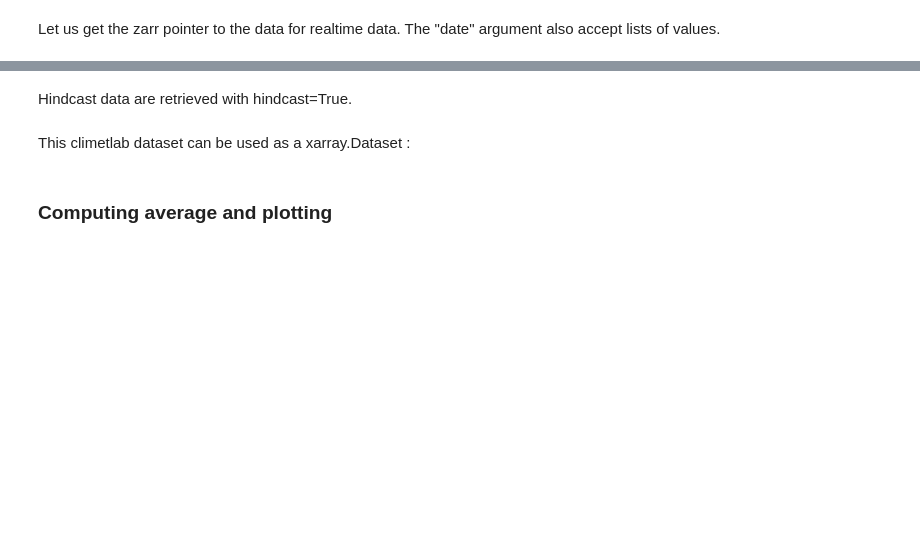
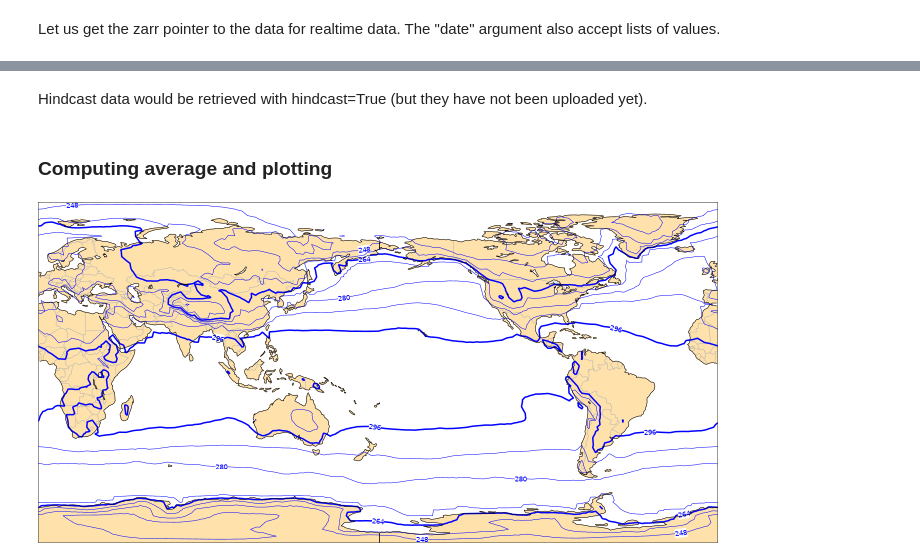
Before and after one commit to ecmwf-lab/climetlab-s2s-ai-competition, a Jupyter notebook: notebooks/demo_zarr.ipynb, the cells around one changed output, grey strips where cells are left out. Saved outputs shown, nothing was run; the diff lists cells and outputs as text; code cells hidden in the pictures; blank space fills up the shorter version.

Commit message:
using one zarr per parameter

```diff
--- a/notebooks/demo_zarr.ipynb
+++ b/notebooks/demo_zarr.ipynb
@@ -29,9 +29,10 @@ date
 # %% [markdown]
 Let us get the zarr pointer to the data for realtime data. The "date" argument also accept lists of values.
 # %%
-rt = cml.load_dataset("s2s-ai-competition-reference-set",
-                         date=date,
+rt_tp = cml.load_dataset("s2s-ai-competition-reference-set",
+                         parameter='tp',
                          version=version,
                          #hindcast=True,
                          format='zarr').to_xarray()
+rt_tp
 # %% [output]
@@ -38,0 +100,7 @@ By downloading data from this dataset, you agree to the their terms: Attribution
+# %%
+rt_2t = cml.load_dataset("s2s-ai-competition-reference-set",
+                         parameter='2t',
+                         version=version,
+                         #hindcast=True,
+                         format='zarr').to_xarray()
+rt_2t
@@ -39,10 +151,8 @@ By downloading data from this dataset, you agree to the their terms: Attribution
 # %% [markdown]
-Hindcast data are retrieved with hindcast=True.
+Hindcast data would be retrieved with hindcast=True (but they have not been uploaded yet).
 # %%
-hc = cml.load_dataset("s2s-ai-competition-reference-set",
-                         date=date,
-                         version='0.1.20',
-                         hindcast=True,
-                         format='zarr').to_xarray()
+#hc_2t = cml.load_dataset("s2s-ai-competition-reference-set",
+#                         parameter='2t',
+#                         version='0.1.20',
+#                         hindcast=True,
+#                         format='zarr').to_xarray()
-# %% [markdown]
-This climetlab dataset can be used as a xarray.Dataset :
@@ -53,14 +159,9 @@ hc
 # %% [markdown]
 ### Computing average and plotting
-# %%
-#ds = rt.to_xarray()
-cmlds = cml.load_dataset("s2s-ai-competition-reference-set",
-                         date=date[0:2],
-                         version='0.1.20',
-                         hindcast=True,
-                         format='zarr')
-ds = cmlds.to_xarray()
 # %%
-mean1 = ds.mean(dim="step")
-cml.plot_map(mean1.isel(forecast_time=0, realization=0))
+mean1 = rt_2t.mean(dim="step")
+m1 = mean1.isel(forecast_time=0, realization=0).squeeze().compute()
+cml.plot_map(m1)
+# %% [output]
+[figure, added]
 # %%
```
Also changed, not shown: parts of 13 cells of this notebook, 2 other files.
